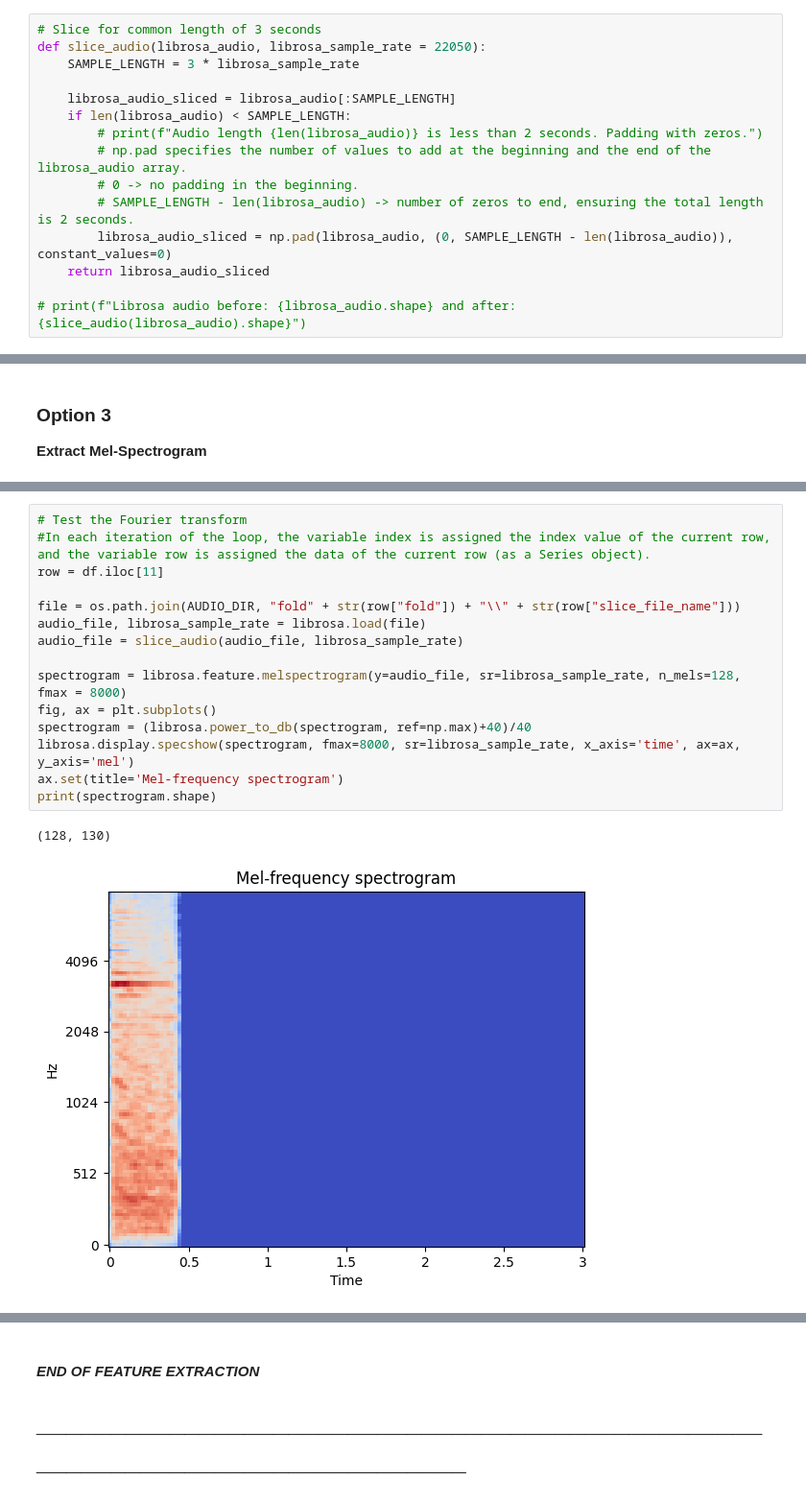
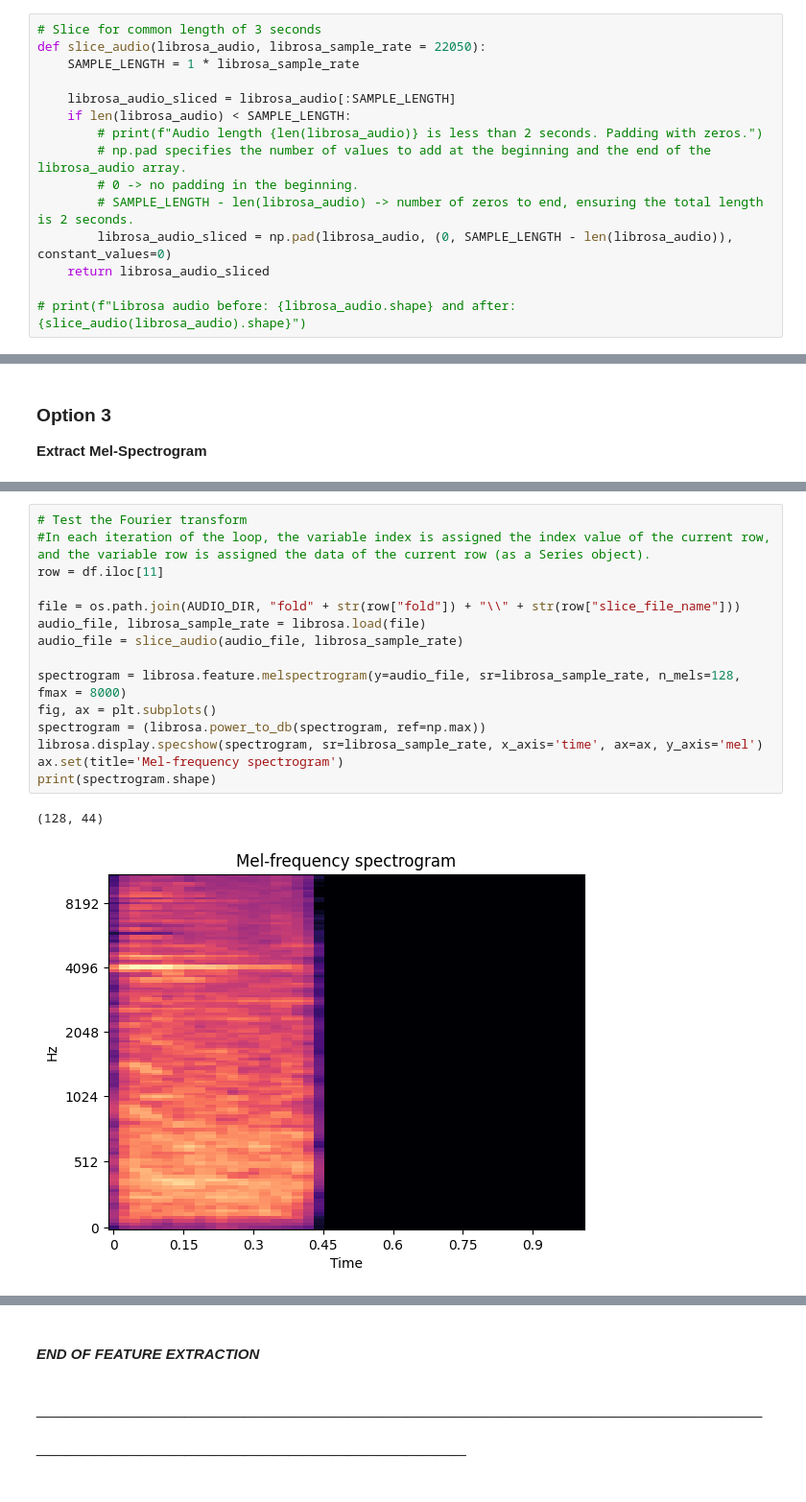
Before and after one commit to Teapack1/ML_Audio, a Jupyter notebook: Tensorflow/c1_Dataset_Mel_Spectrograms.ipynb, the cells around one changed output, grey strips where cells are left out. Shown: that part at 96% size. Cells and saved outputs as stored; diff of their text form.

```diff
--- a/Tensorflow/c1_Dataset_Mel_Spectrograms.ipynb
+++ b/Tensorflow/c1_Dataset_Mel_Spectrograms.ipynb
@@ -231,7 +232,7 @@ Scipy audio shape: (192000,), Librosa audio shape: (88200,)
 # %%
 # Slice for common length of 3 seconds
 def slice_audio(librosa_audio, librosa_sample_rate = 22050):
-    SAMPLE_LENGTH = 3 * librosa_sample_rate
+    SAMPLE_LENGTH = 1 * librosa_sample_rate
 
     librosa_audio_sliced = librosa_audio[:SAMPLE_LENGTH]
     if len(librosa_audio) < SAMPLE_LENGTH:
@@ -271,21 +272,21 @@ def extract_mel_spectrogram(audio_path):
 # %%
 # Test the Fourier transform
 #In each iteration of the loop, the variable index is assigned the index value of the current row, and the variable row is assigned the data of the current row (as a Series object).
 row = df.iloc[11]
 
 file = os.path.join(AUDIO_DIR, "fold" + str(row["fold"]) + "\\" + str(row["slice_file_name"]))
 audio_file, librosa_sample_rate = librosa.load(file)
 audio_file = slice_audio(audio_file, librosa_sample_rate)
 
 spectrogram = librosa.feature.melspectrogram(y=audio_file, sr=librosa_sample_rate, n_mels=128, fmax = 8000)
 fig, ax = plt.subplots()
-spectrogram = (librosa.power_to_db(spectrogram, ref=np.max)+40)/40
-librosa.display.specshow(spectrogram, fmax=8000, sr=librosa_sample_rate, x_axis='time', ax=ax, y_axis='mel')
+spectrogram = (librosa.power_to_db(spectrogram, ref=np.max))
+librosa.display.specshow(spectrogram, sr=librosa_sample_rate, x_axis='time', ax=ax, y_axis='mel')
 ax.set(title='Mel-frequency spectrogram')
 print(spectrogram.shape)
 # %% [output]
-(128, 130)
+(128, 44)
-[figure, old version]
+[figure, new version]
 # %%
 features = []
 
```
Also changed, not shown: parts of 8 cells of this notebook, 10 other files.
